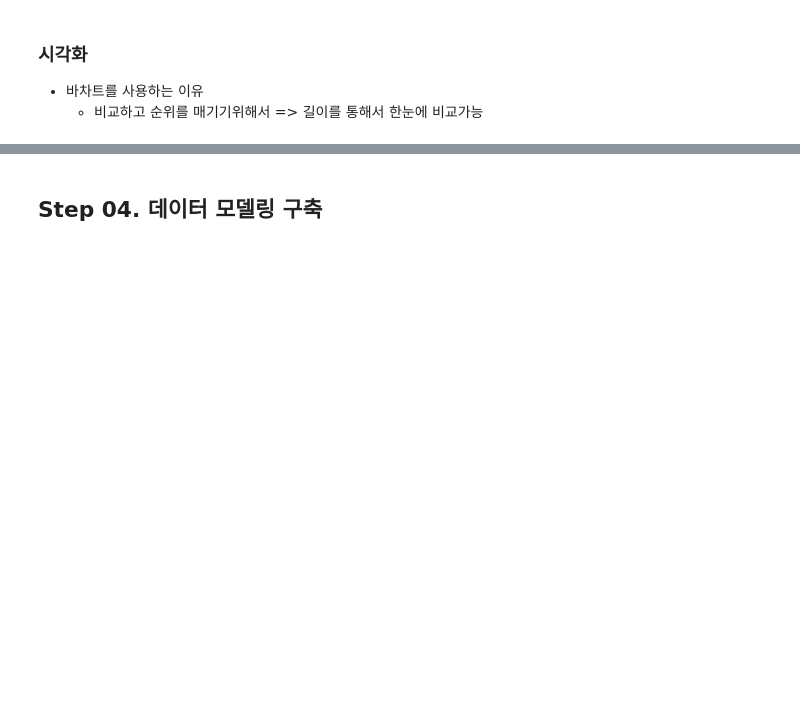
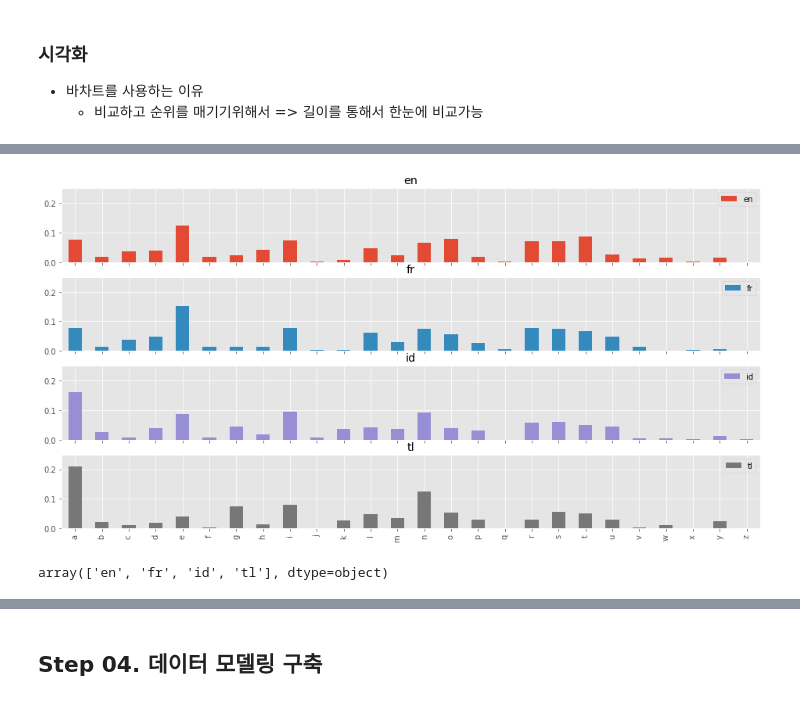
Before and after one commit to Jerrykim91/Bigdata_Analytics, a Jupyter notebook: Build_Modeling/Ml/Sense of language translation services using Ml.ipynb, the cells around one changed output, grey strips where cells are left out. Saved outputs shown, nothing was run; the diff lists cells and outputs as text; code cells hidden in the pictures; blank space fills up the shorter version.

```diff
--- a/Build_Modeling/Ml/Sense of language translation services using Ml.ipynb
+++ b/Build_Modeling/Ml/Sense of language translation services using Ml.ipynb
@@ -1019,0 +1052,11 @@ df_pv.shape
+# %%
+# 한그래프에 나오면 안되는데 .... 음
+df_pv.plot(kind='bar',subplots=True,figsize=(16,8), ylim=(0,0.25))
+
+plt.show()
+# %% [output]
+[figure, added]
+# %%
+df_merge['label'].unique()
+# %% [output]
+array(['en', 'fr', 'id', 'tl'], dtype=object)
```
Also changed, not shown: parts of 30 cells of this notebook, 29 other files.
